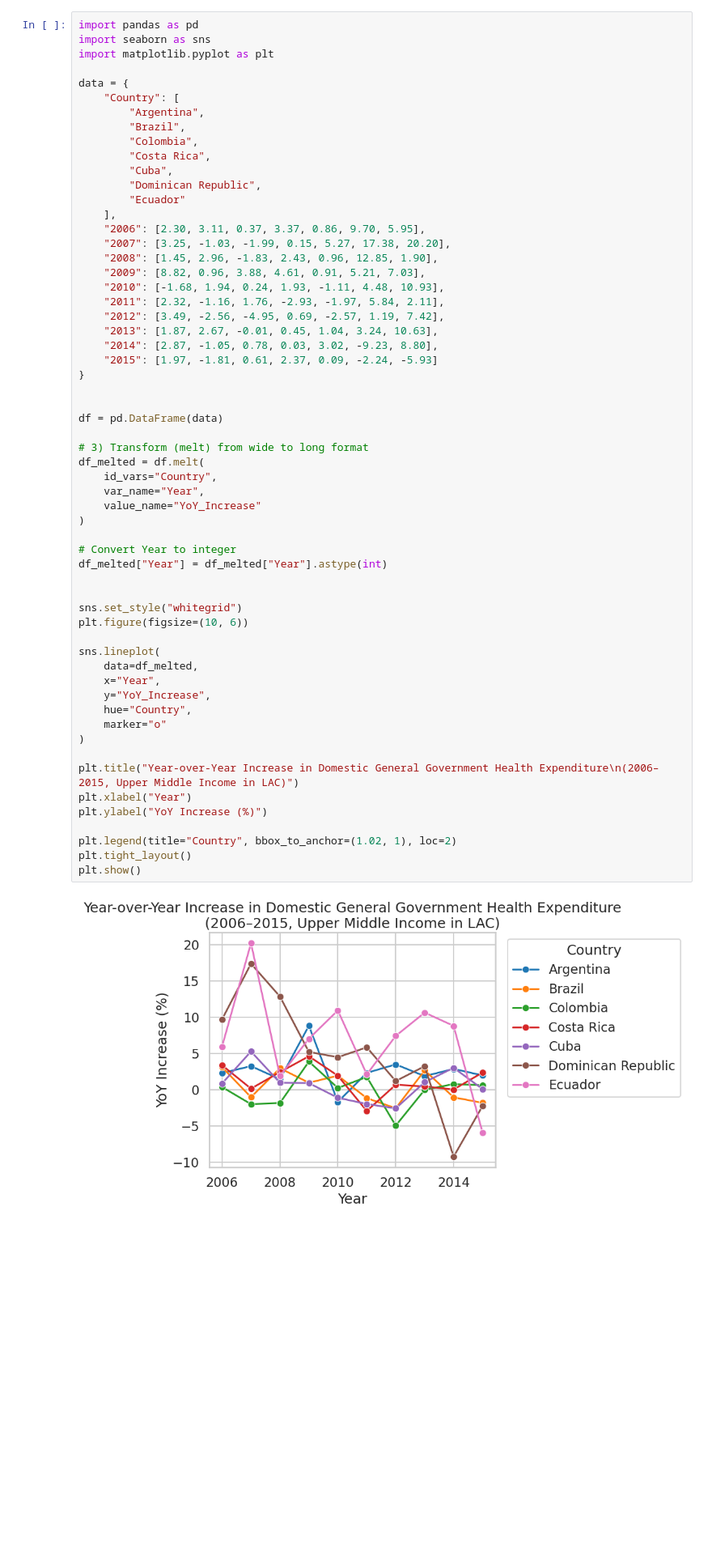
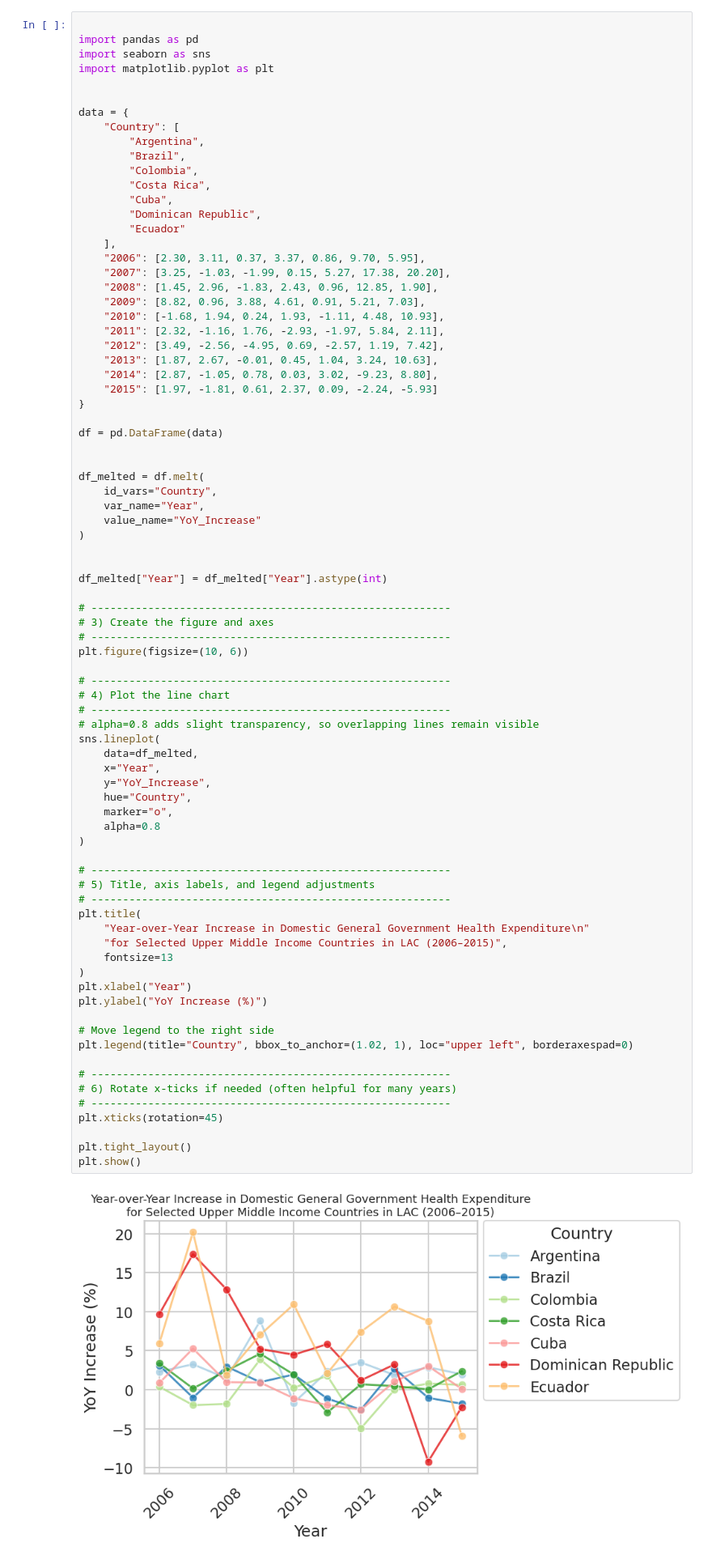
Before and after one commit to Kathy42xu/UNdata_analysis, a Jupyter notebook: Task1_and_2.ipynb, the cells around one changed output. Shown at 81% size. Cells and saved outputs as stored; diff of their text form; blank space fills up the shorter version.

```diff
--- a/Task1_and_2.ipynb
+++ b/Task1_and_2.ipynb
@@ -209,9 +209,11 @@ plt.show()
 # %% [markdown]
 #Task 3
 # %%
+
 import pandas as pd
 import seaborn as sns
 import matplotlib.pyplot as plt
+
 
 data = {
     "Country": [
@@ -233,39 +235,58 @@ data = {
     "2013": [1.87, 2.67, -0.01, 0.45, 1.04, 3.24, 10.63],
     "2014": [2.87, -1.05, 0.78, 0.03, 3.02, -9.23, 8.80],
     "2015": [1.97, -1.81, 0.61, 2.37, 0.09, -2.24, -5.93]
 }
 
-
 df = pd.DataFrame(data)
 
-# 3) Transform (melt) from wide to long format
+
 df_melted = df.melt(
     id_vars="Country",
     var_name="Year",
     value_name="YoY_Increase"
 )
 
-# Convert Year to integer
+
 df_melted["Year"] = df_melted["Year"].astype(int)
 
-
-sns.set_style("whitegrid")
+# ---------------------------------------------------------
+# 3) Create the figure and axes
+# ---------------------------------------------------------
 plt.figure(figsize=(10, 6))
 
+# ---------------------------------------------------------
+# 4) Plot the line chart
+# ---------------------------------------------------------
+# alpha=0.8 adds slight transparency, so overlapping lines remain visible
 sns.lineplot(
     data=df_melted,
     x="Year",
     y="YoY_Increase",
     hue="Country",
-    marker="o"
+    marker="o",
+    alpha=0.8
 )
 
-plt.title("Year-over-Year Increase in Domestic General Government Health Expenditure\n(2006–2015, Upper Middle Income in LAC)")
+# ---------------------------------------------------------
+# 5) Title, axis labels, and legend adjustments
+# ---------------------------------------------------------
+plt.title(
+    "Year-over-Year Increase in Domestic General Government Health Expenditure\n"
+    "for Selected Upper Middle Income Countries in LAC (2006–2015)",
+    fontsize=13
+)
 plt.xlabel("Year")
 plt.ylabel("YoY Increase (%)")
 
-plt.legend(title="Country", bbox_to_anchor=(1.02, 1), loc=2)
+# Move legend to the right side
+plt.legend(title="Country", bbox_to_anchor=(1.02, 1), loc="upper left", borderaxespad=0)
+
+# ---------------------------------------------------------
+# 6) Rotate x-ticks if needed (often helpful for many years)
+# ---------------------------------------------------------
+plt.xticks(rotation=45)
+
 plt.tight_layout()
 plt.show()
 # %% [output]
-[figure, old version]
+[figure, new version]
```
